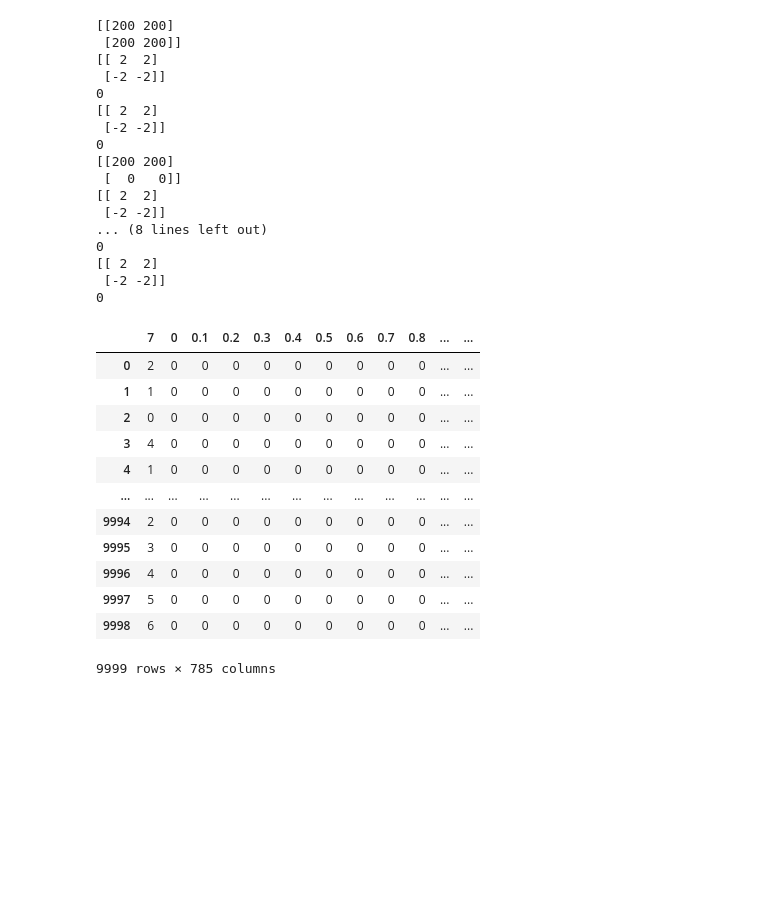
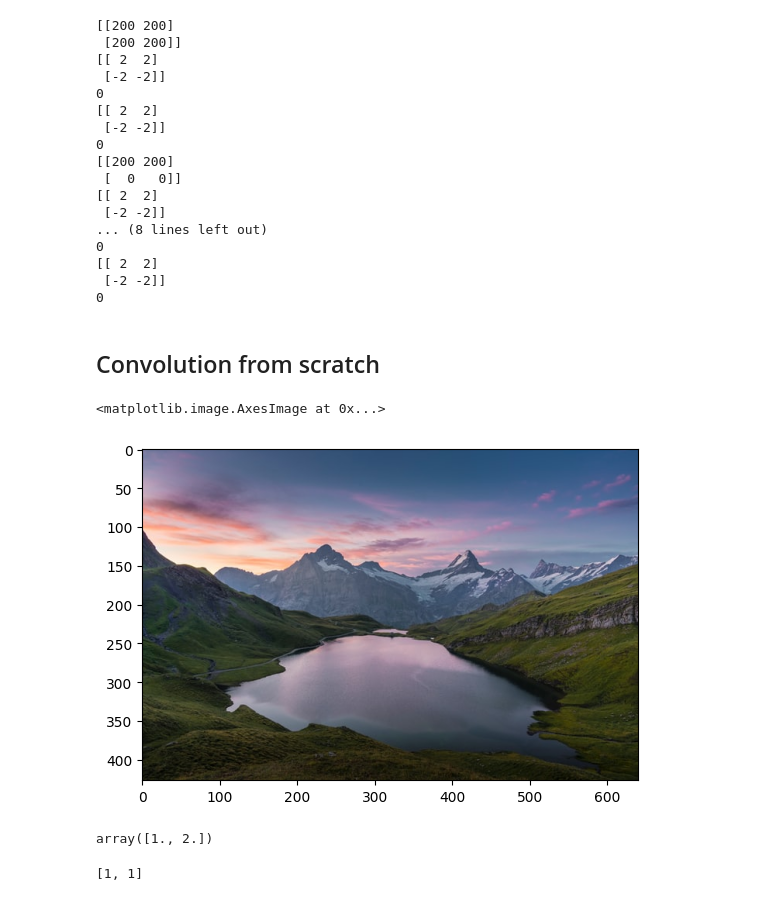
Before and after one commit to macorony/NeuralNetwork, a Jupyter notebook: pytorch.ipynb, the cells around one changed output. Drawn from its saved outputs; the diff is of its cells as text; code cells hidden in the pictures; blank space fills up the shorter version.

```diff
--- a/pytorch.ipynb
+++ b/pytorch.ipynb
@@ -299,20 +299,3 @@ for img in [img1, img2, img3]:
 [[ 2  2]
  [-2 -2]]
 0
-# %%
-import pandas as pd
-pd.read_csv("/content/sample_data/mnist_test.csv")
-# %% [output]
-|  | 7 | 0 | 0.1 | 0.2 | 0.3 | 0.4 | 0.5 | 0.6 | 0.7 | 0.8 | ... | ... |
-| 0 | 2 | 0 | 0 | 0 | 0 | 0 | 0 | 0 | 0 | 0 | ... | ... |
-| 1 | 1 | 0 | 0 | 0 | 0 | 0 | 0 | 0 | 0 | 0 | ... | ... |
-| 2 | 0 | 0 | 0 | 0 | 0 | 0 | 0 | 0 | 0 | 0 | ... | ... |
-| 3 | 4 | 0 | 0 | 0 | 0 | 0 | 0 | 0 | 0 | 0 | ... | ... |
-| 4 | 1 | 0 | 0 | 0 | 0 | 0 | 0 | 0 | 0 | 0 | ... | ... |
-| ... | ... | ... | ... | ... | ... | ... | ... | ... | ... | ... | ... | ... |
-| 9994 | 2 | 0 | 0 | 0 | 0 | 0 | 0 | 0 | 0 | 0 | ... | ... |
-| 9995 | 3 | 0 | 0 | 0 | 0 | 0 | 0 | 0 | 0 | 0 | ... | ... |
-| 9996 | 4 | 0 | 0 | 0 | 0 | 0 | 0 | 0 | 0 | 0 | ... | ... |
-| 9997 | 5 | 0 | 0 | 0 | 0 | 0 | 0 | 0 | 0 | 0 | ... | ... |
-| 9998 | 6 | 0 | 0 | 0 | 0 | 0 | 0 | 0 | 0 | 0 | ... | ... |
-9999 rows × 785 columns
@@ -320,0 +302,2 @@ p
+# %% [markdown]
+## Convolution from scratch
@@ -320,0 +309,6 @@ p
+# %%
+image = imageio.imread("/content/drive/MyDrive/file_transmission/pic.jpg")
+plt.imshow(image)
+# %% [output]
+<matplotlib.image.AxesImage at 0x...>
+[figure, added]
@@ -320,0 +354,8 @@ p
+# %%
+np.floor([1.9,2])
+# %% [output]
+array([1., 2.])
+# %%
+list((1,1))
+# %% [output]
+[1, 1]
```
Also changed, not shown: parts of 13 cells of this notebook.
